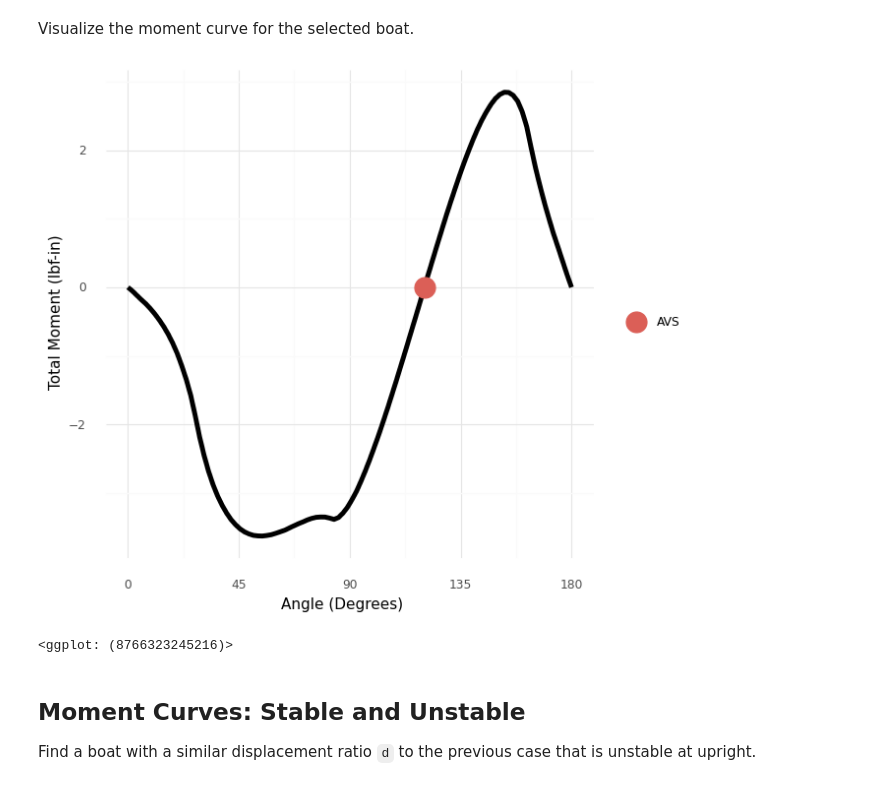
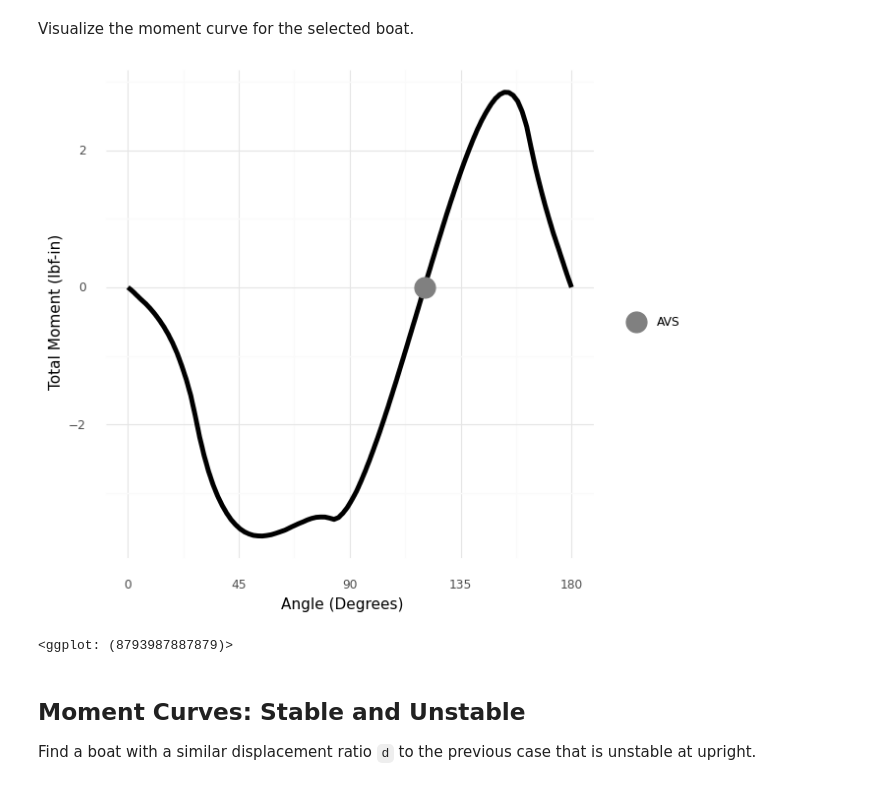
Before and after one commit to zdelrosario/boat-stability, a Jupyter notebook: 01-ema-example.ipynb, the cells around one changed output. Saved outputs shown, nothing was run; the diff lists cells and outputs as text; code cells hidden in the pictures.

```diff
--- a/01-ema-example.ipynb
+++ b/01-ema-example.ipynb
@@ -382,32 +385,32 @@ Visualize the moment curve for the selected boat.
 # %%
 p = (
     df_moment
     >> gr.ggplot(gr.aes("angle/np.pi*180", "M_net"))
     + gr.geom_line(size=2)
     + gr.geom_point(
         data=df_avs
         >> gr.tf_mutate(source="AVS"),
         mapping=gr.aes(color="source"),
         size=8,
     )
     + gr.scale_x_continuous(breaks=(0, 45, 90, 135, 180))
-    + gr.scale_color_discrete(name=" ")
+    + gr.scale_color_manual(name=" ", values={"AVS": "grey"})
     + gr.theme_minimal()
     + gr.theme(
         aspect_ratio=1,
         plot_background=gr.element_rect(color="white", fill="white"),
         # legend_position="bottom",
     )
     + gr.labs(
         x="Angle (Degrees)",
         y="Total Moment (lbf-in)",
     )
 )
 p.save("images/moment-curve.png")
 p
 # %% [output]
-[figure, old version]
+[figure, new version]
-<ggplot: (8766323245216)>
+<ggplot: (8793987887879)>
 # %% [markdown]
 ## Moment Curves: Stable and Unstable
 
```
Also changed, not shown: parts of 15 cells of this notebook, 1 other file.
